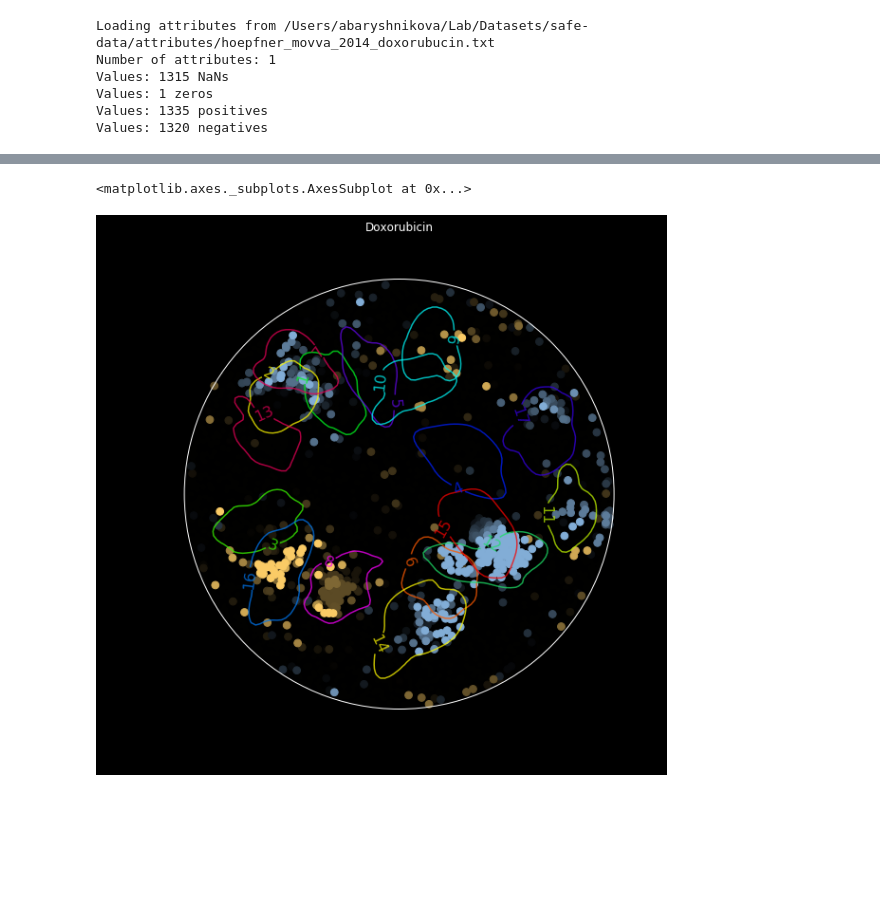
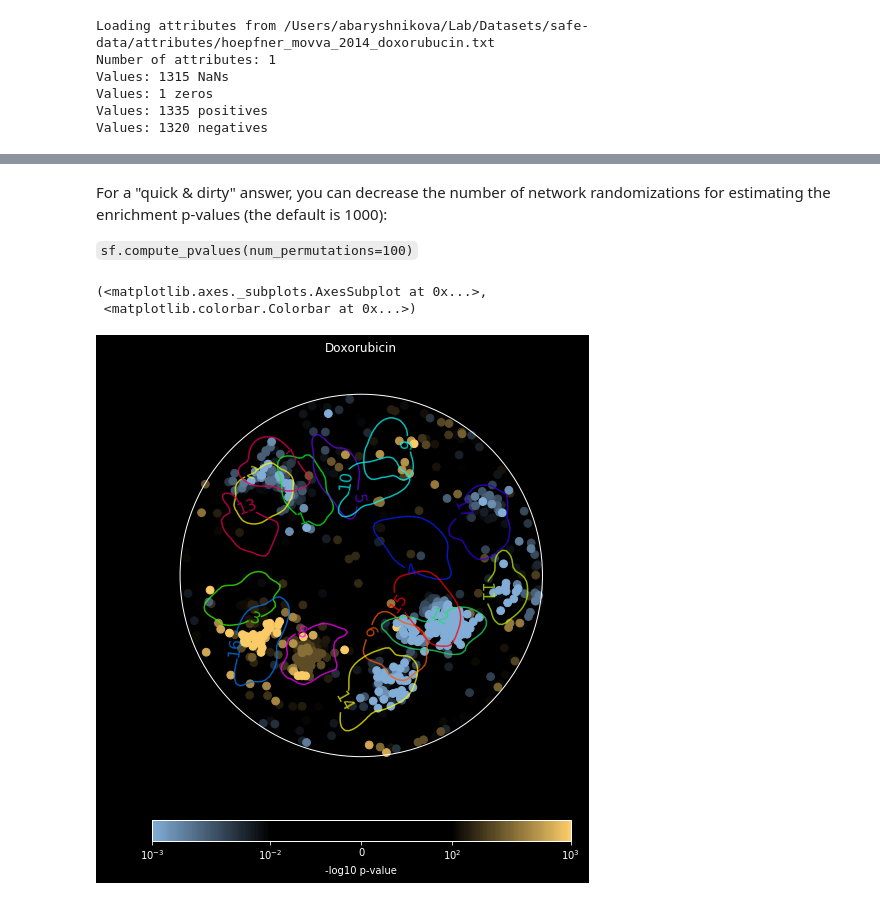
Before and after one commit to baryshnikova-lab/safepy, a Jupyter notebook: examples/Usage_examples.ipynb, the cells around one changed output, grey strips where cells are left out. Drawn from its saved outputs; the diff is of its cells as text; code cells hidden in the pictures; blank space fills up the shorter version.

````diff
--- a/examples/Usage_examples.ipynb
+++ b/examples/Usage_examples.ipynb
@@ -33,10 +46,15 @@ Values: 1320 negatives
 # %%
 sf.compute_pvalues()
+# %% [markdown]
+For a "quick & dirty" answer, you can decrease the number of network randomizations for estimating the enrichment p-values (the default is 1000):
+
+```sf.compute_pvalues(num_permutations=100)```
 # %%
-sf.plot_sample_attributes()
+sf.plot_sample_attributes(show_colorbar=True)
 # %% [output]
-<matplotlib.axes._subplots.AxesSubplot at 0x...>
+(<matplotlib.axes._subplots.AxesSubplot at 0x...>,
+ <matplotlib.colorbar.Colorbar at 0x...>)
-[figure, old version]
+[figure, new version]
 # %%
 sf.plot_sample_attributes(show_significant_nodes=True)
 # %% [output]
````
Also changed, not shown: parts of 13 cells of this notebook, 3 other files.
